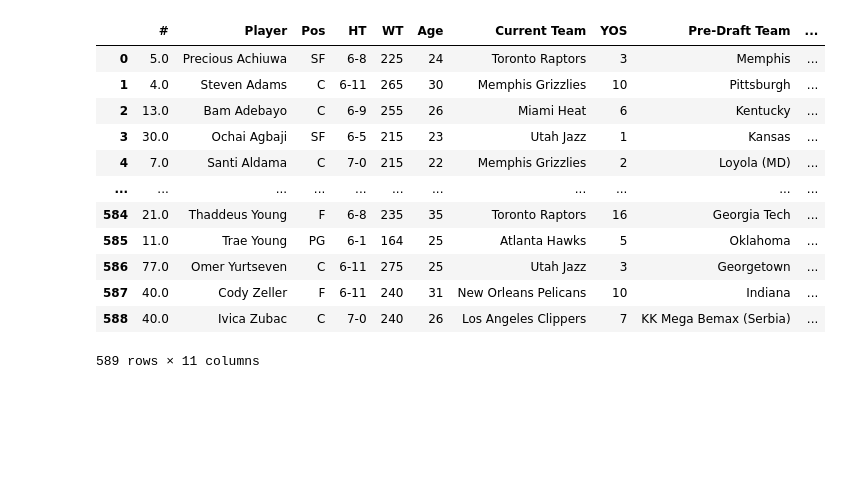
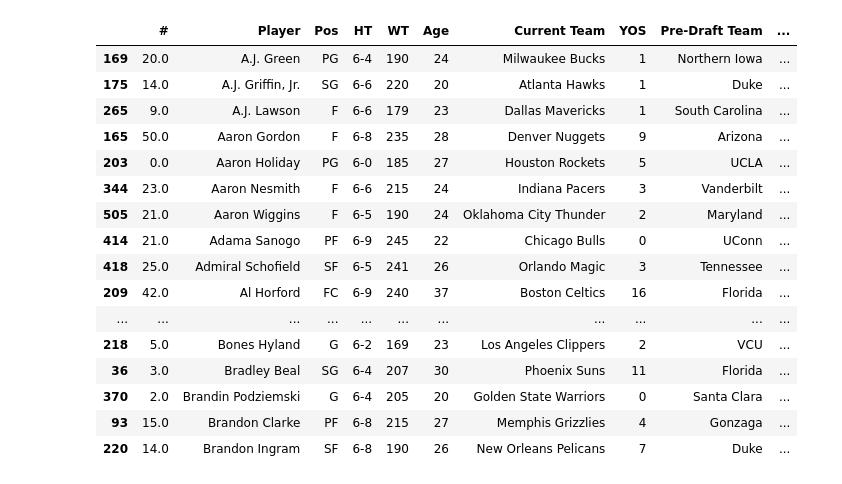
Before and after one commit to StergiousAji/mmFace-3D-Face-Recognition-using-RGB-and-mmWave-Radar, a Jupyter notebook: src/3DFR_Net/insightface.ipynb, the cells around one changed output. Cells and saved outputs as stored; diff of their text form; code cells hidden in the pictures; blank space fills up the shorter version.

Commit message:
InsightFace: NBA Player Recognition (Practice)

```diff
--- a/src/3DFR_Net/insightface.ipynb
+++ b/src/3DFR_Net/insightface.ipynb
@@ -1,19 +1,25 @@
 # %%
 import pandas as pd
 
-roster = pd.read_html("https://basketball.realgm.com/nba/players")
-roster[12]
+roster = pd.read_html("https://basketball.realgm.com/nba/players")[0]
+roster = roster.sort_values("Player")
+roster = roster.head(50)
+roster
 # %% [output]
 |  | # | Player | Pos | HT | WT | Age | Current Team | YOS | Pre-Draft Team | ... |
-| 0 | 5.0 | Precious Achiuwa | SF | 6-8 | 225 | 24 | Toronto Raptors | 3 | Memphis | ... |
-| 1 | 4.0 | Steven Adams | C | 6-11 | 265 | 30 | Memphis Grizzlies | 10 | Pittsburgh | ... |
-| 2 | 13.0 | Bam Adebayo | C | 6-9 | 255 | 26 | Miami Heat | 6 | Kentucky | ... |
-| 3 | 30.0 | Ochai Agbaji | SF | 6-5 | 215 | 23 | Utah Jazz | 1 | Kansas | ... |
-| 4 | 7.0 | Santi Aldama | C | 7-0 | 215 | 22 | Memphis Grizzlies | 2 | Loyola (MD) | ... |
+| 169 | 20.0 | A.J. Green | PG | 6-4 | 190 | 24 | Milwaukee Bucks | 1 | Northern Iowa | ... |
+| 175 | 14.0 | A.J. Griffin, Jr. | SG | 6-6 | 220 | 20 | Atlanta Hawks | 1 | Duke | ... |
+| 265 | 9.0 | A.J. Lawson | F | 6-6 | 179 | 23 | Dallas Mavericks | 1 | South Carolina | ... |
+| 165 | 50.0 | Aaron Gordon | F | 6-8 | 235 | 28 | Denver Nuggets | 9 | Arizona | ... |
+| 203 | 0.0 | Aaron Holiday | PG | 6-0 | 185 | 27 | Houston Rockets | 5 | UCLA | ... |
+| 344 | 23.0 | Aaron Nesmith | F | 6-6 | 215 | 24 | Indiana Pacers | 3 | Vanderbilt | ... |
+| 505 | 21.0 | Aaron Wiggins | F | 6-5 | 190 | 24 | Oklahoma City Thunder | 2 | Maryland | ... |
+| 414 | 21.0 | Adama Sanogo | PF | 6-9 | 245 | 22 | Chicago Bulls | 0 | UConn | ... |
+| 418 | 25.0 | Admiral Schofield | SF | 6-5 | 241 | 26 | Orlando Magic | 3 | Tennessee | ... |
+| 209 | 42.0 | Al Horford | FC | 6-9 | 240 | 37 | Boston Celtics | 16 | Florida | ... |
 | ... | ... | ... | ... | ... | ... | ... | ... | ... | ... | ... |
-| 584 | 21.0 | Thaddeus Young | F | 6-8 | 235 | 35 | Toronto Raptors | 16 | Georgia Tech | ... |
-| 585 | 11.0 | Trae Young | PG | 6-1 | 164 | 25 | Atlanta Hawks | 5 | Oklahoma | ... |
-| 586 | 77.0 | Omer Yurtseven | C | 6-11 | 275 | 25 | Utah Jazz | 3 | Georgetown | ... |
-| 587 | 40.0 | Cody Zeller | F | 6-11 | 240 | 31 | New Orleans Pelicans | 10 | Indiana | ... |
-| 588 | 40.0 | Ivica Zubac | C | 7-0 | 240 | 26 | Los Angeles Clippers | 7 | KK Mega Bemax (Serbia) | ... |
+| 218 | 5.0 | Bones Hyland | G | 6-2 | 169 | 23 | Los Angeles Clippers | 2 | VCU | ... |
+| 36 | 3.0 | Bradley Beal | SG | 6-4 | 207 | 30 | Phoenix Suns | 11 | Florida | ... |
+| 370 | 2.0 | Brandin Podziemski | G | 6-4 | 205 | 20 | Golden State Warriors | 0 | Santa Clara | ... |
+| 93 | 15.0 | Brandon Clarke | PF | 6-8 | 215 | 27 | Memphis Grizzlies | 4 | Gonzaga | ... |
+| 220 | 14.0 | Brandon Ingram | SF | 6-8 | 190 | 26 | New Orleans Pelicans | 7 | Duke | ... |
-589 rows × 11 columns
```
Also changed, not shown: parts of 2 cells of this notebook, 3 other files.
